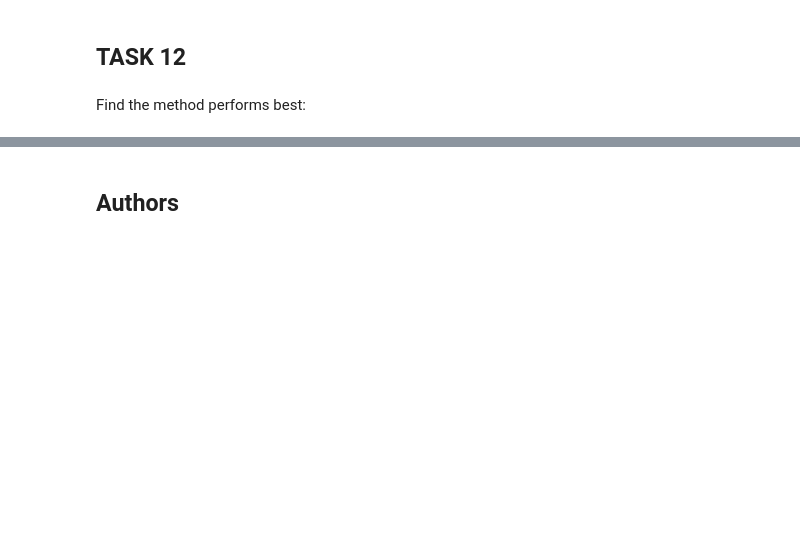
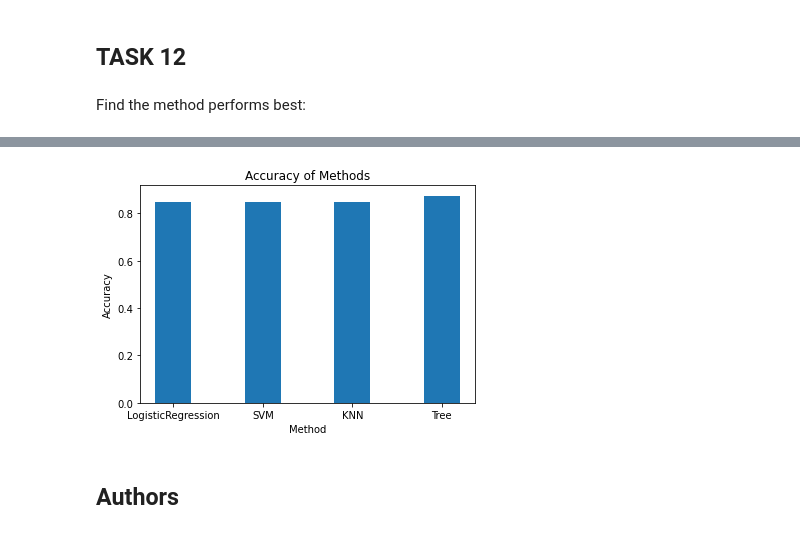
Before and after one commit to dhyliu/Coursera_DataScience_Captone, a Jupyter notebook: Machine Learning Prediction.ipynb, the cells around one changed output, grey strips where cells are left out. Drawn from its saved outputs; the diff is of its cells as text; code cells hidden in the pictures; blank space fills up the shorter version.

```diff
--- a/Machine Learning Prediction.ipynb
+++ b/Machine Learning Prediction.ipynb
@@ -307,5 +287,5 @@ parameters = {'n_neighbors': [1, 2, 3, 4, 5, 6, 7, 8, 9, 10],
 
 KNN = KNeighborsClassifier()
 # %%
-knn_cv = GridSearchCV(KNN, parameters, cv=10)
-knn_cv.fit(X_train, Y_train)
+gs_cv = GridSearchCV(KNN, parameters, cv=10)
+knn_cv=gs_cv.fit(X_train, Y_train)
@@ -340,7 +315,7 @@ plot_confusion_matrix(Y_test,yhat)
 # %% [markdown]
 Find the method performs best:
 # %%
-methods = {'KNN':knn_cv.best_score_,'Tree':tree_cv.best_score_,'LogisticRegression':logreg_cv.best_score_}
+methods = {'KNN':knn_cv.best_score_,'Tree':tree_cv.best_score_,'SVM':svm_cv.best_score_,'LogisticRegression':logreg_cv.best_score_}
 best_method = max(methods, key=methods.get)
 print('The best method is: ',best_method,'  accuracy: ',methods[best_method])
 # %% [output]
@@ -347,0 +323,5 @@ The best method is:  Tree   accuracy:  0.9017857142857142
+# %%
+methods_df=pd.DataFrame.from_dict(methods, orient='index', columns=['Accuracy'])
+methods_df.sort_values(['Accuracy'], inplace=True)
+methods_df=methods_df.reset_index()
+methods_df.head()
@@ -347,0 +334,3 @@ The best method is:  Tree   accuracy:  0.9017857142857142
+# %%
+methods_df.rename(columns = {'index': 'Method'}, inplace = True)
+methods_df.head()
@@ -348,3 +343,14 @@ The best method is:  Tree   accuracy:  0.9017857142857142
+# %%
+plt.figure()
+# creating the bar plot
+plt.bar(methods_df['Method'], methods_df['Accuracy'], width=0.4)
+# plt.bar(methods_df['Method'], methods_df['Accuracy'], color ='blue', width = 0.2)
+plt.xlabel("Method")
+plt.ylabel("Accuracy")
+plt.title("Accuracy of Methods")
+plt.show()
+# %% [output]
+[figure, added]
 # %% [markdown]
 ## Authors
 # %% [markdown]
```
Also changed, not shown: parts of 11 cells of this notebook.
